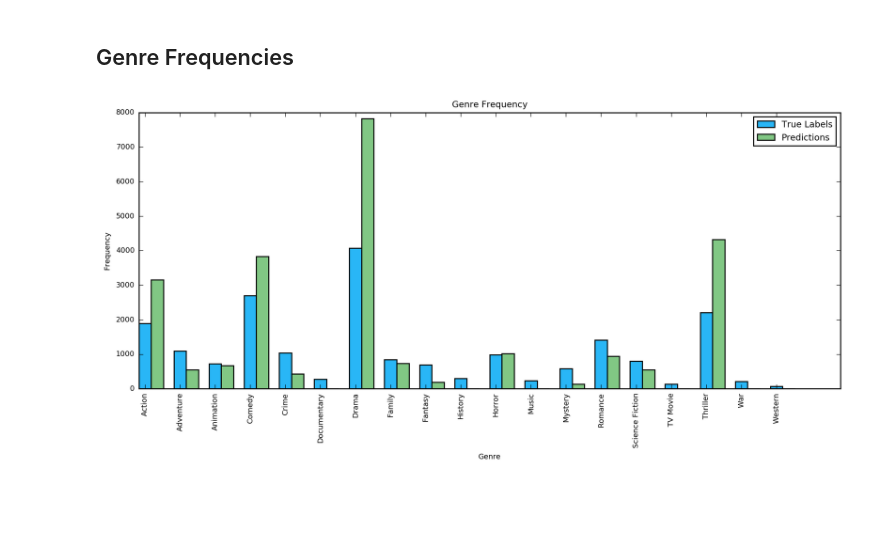
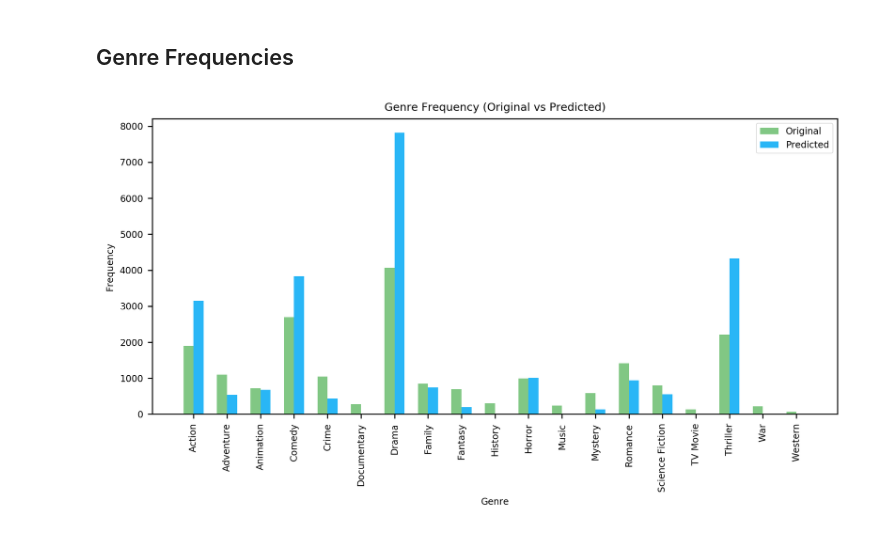
Before and after one commit to samplank/CS109b, a Jupyter notebook: Genre_Frequencies.ipynb, the cells around one changed output. Saved outputs shown, nothing was run; the diff lists cells and outputs as text; code cells hidden in the pictures; blank space fills up the shorter version.

Commit message:
Recreate the bar plot in the Genre_Frequencies notebook

```diff
--- a/Genre_Frequencies.ipynb
+++ b/Genre_Frequencies.ipynb
@@ -15,29 +15,23 @@ genre_names = np.load('./datasets/genre_names.npy')
 predicted = np.load('./datasets/predictions/predictions_scratch.npy')
 
 # Use genre names as column labels
-genres.columns = genre_names
-predicted = pd.DataFrame(predicted, columns=genre_names)
+predicted = pd.DataFrame(predicted)
 # %%
-fig, ax = plt.subplots(figsize=(10, 5), dpi=125)
+plt.figure(figsize=(8, 4.5), dpi=125)
 
-index = np.arange(19)
-bar_width = 0.35
-
-rects1 = plt.bar(index, genres.sum(), bar_width,
-                 color='#29B6F6',
-                 label='True Labels')
-
-rects2 = plt.bar(index + bar_width, predicted.sum(), bar_width,
-                 color='#81C784',
-                 label='Predictions')
+genre_inds = np.arange(genres.shape[1])
+plt.bar(genre_inds - 0.15, genres.sum(), width=0.3, color='#81C784', align='center', label='Original')
+plt.bar(genre_inds + 0.15, predicted.sum(), width=0.3, color='#29B6F6', align='center', label='Predicted')
 
 plt.xlabel('Genre')
 plt.ylabel('Frequency')
-plt.title('Genre Frequency')
-plt.xticks(index + bar_width / 2, genre_names, rotation=90)
-plt.legend()
+plt.title('Genre Frequency (Original vs Predicted)')
+plt.xticks(genre_inds, genre_names, rotation=90)
 
-plt.tight_layout()
-plt.show()
+# Make legend box slighly less ugly
+legend = plt.legend()
+legend.get_frame().set_linewidth(0.5)
+
+plt.tight_layout(); plt.show()
 # %% [output]
-[figure, old version]
+[figure, new version]
```
